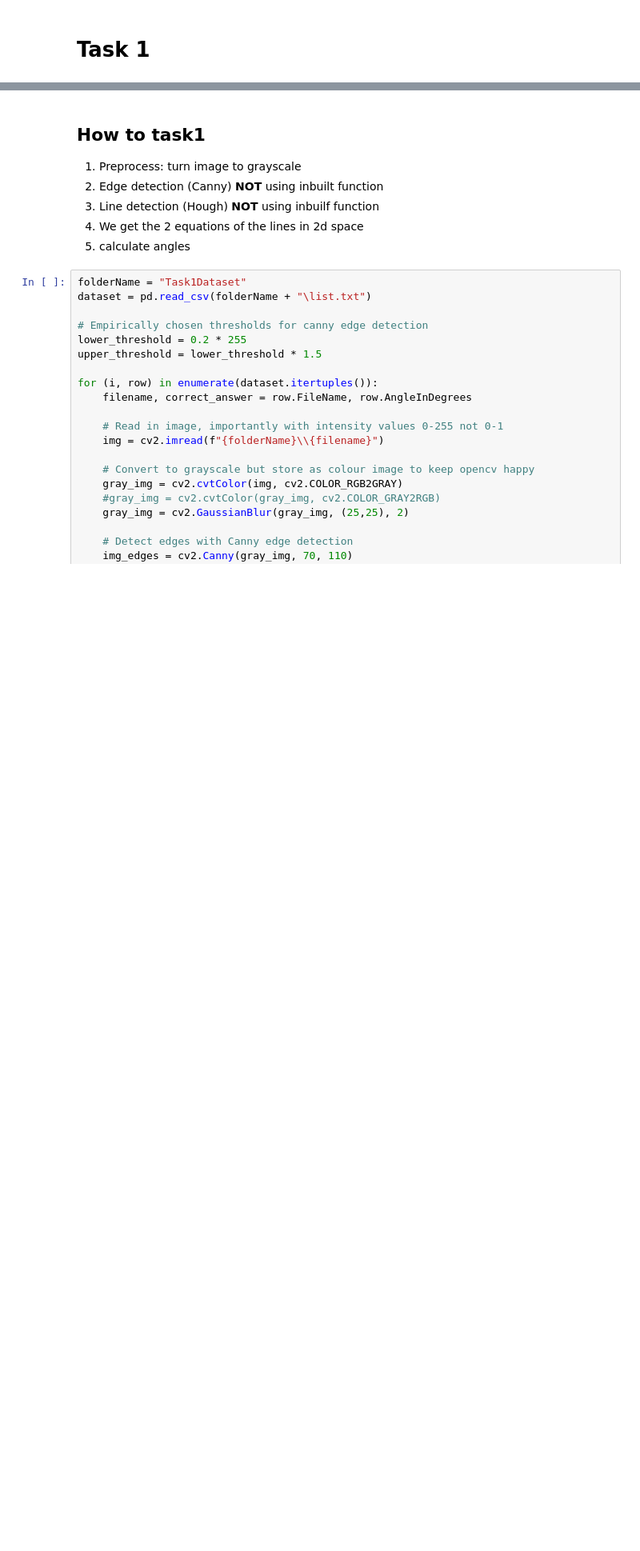
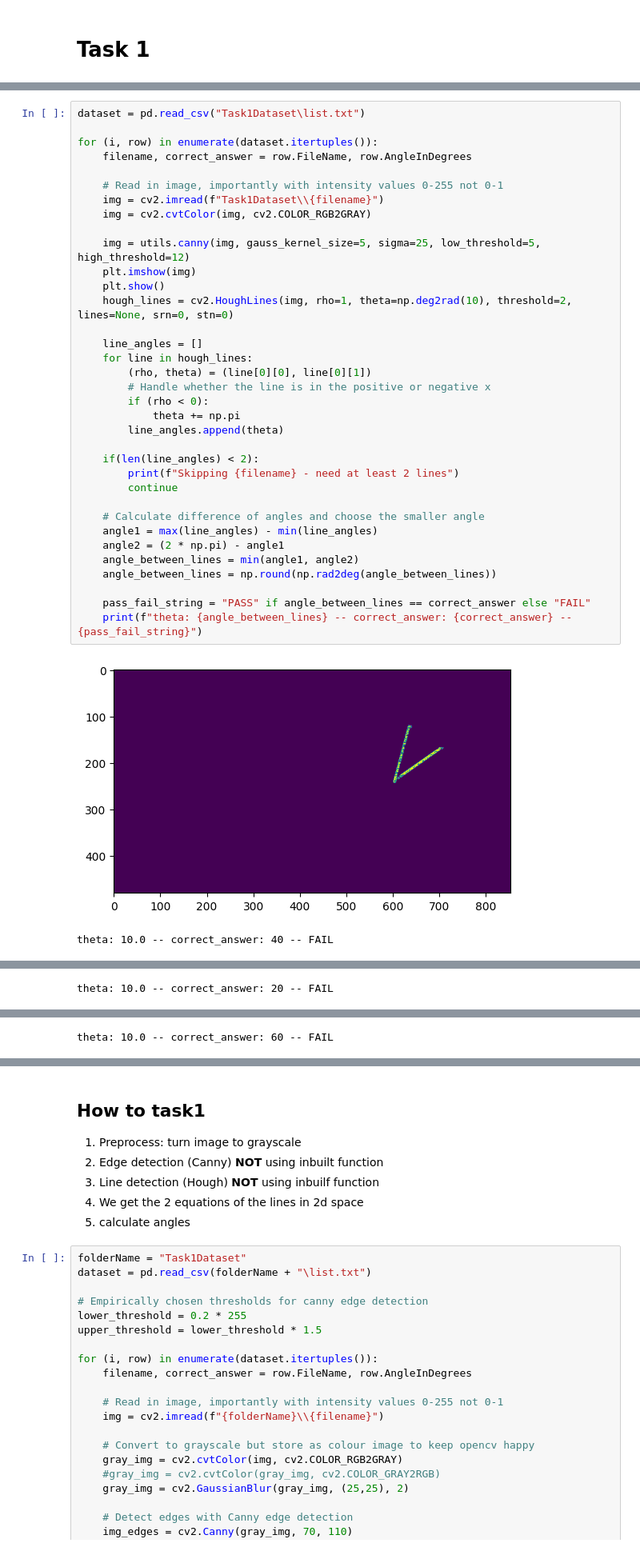
Before and after one commit to coeus-uk/computer-vision, a Jupyter notebook: Task1.ipynb, the cells around one changed output, grey strips where cells are left out. Shown at 80% size. Saved outputs shown, nothing was run; the diff lists cells and outputs as text; blank space fills up the shorter version.

```diff
--- a/Task1.ipynb
+++ b/Task1.ipynb
@@ -91,0 +183,38 @@ img = canny(img, 0, 0, 50)
+# %%
+dataset = pd.read_csv("Task1Dataset\list.txt")
+
+for (i, row) in enumerate(dataset.itertuples()):
+    filename, correct_answer = row.FileName, row.AngleInDegrees
+
+    # Read in image, importantly with intensity values 0-255 not 0-1
+    img = cv2.imread(f"Task1Dataset\\{filename}")
+    img = cv2.cvtColor(img, cv2.COLOR_RGB2GRAY)
+
+    img = utils.canny(img, gauss_kernel_size=5, sigma=25, low_threshold=5, high_threshold=12)
+    plt.imshow(img)
+    plt.show()
+    hough_lines = cv2.HoughLines(img, rho=1, theta=np.deg2rad(10), threshold=2, lines=None, srn=0, stn=0)
+
+    line_angles = []
+    for line in hough_lines:
+        (rho, theta) = (line[0][0], line[0][1])
+        # Handle whether the line is in the positive or negative x
+        if (rho < 0):
+            theta += np.pi
+        line_angles.append(theta)
+
+    if(len(line_angles) < 2):
+        print(f"Skipping {filename} - need at least 2 lines")
+        continue
+
+    # Calculate difference of angles and choose the smaller angle
+    angle1 = max(line_angles) - min(line_angles)
+    angle2 = (2 * np.pi) - angle1
+    angle_between_lines = min(angle1, angle2)
+    angle_between_lines = np.round(np.rad2deg(angle_between_lines))
+
+    pass_fail_string = "PASS" if angle_between_lines == correct_answer else "FAIL"
+    print(f"theta: {angle_between_lines} -- correct_answer: {correct_answer} -- {pass_fail_string}")
+# %% [output]
+[figure, added]
+theta: 10.0 -- correct_answer: 40 -- FAIL
@@ -91,0 +222 @@ img = canny(img, 0, 0, 50)
+theta: 10.0 -- correct_answer: 20 -- FAIL
@@ -91,0 +224 @@ img = canny(img, 0, 0, 50)
+theta: 10.0 -- correct_answer: 60 -- FAIL
```
Also changed, not shown: parts of 13 cells of this notebook, 2 other files.
